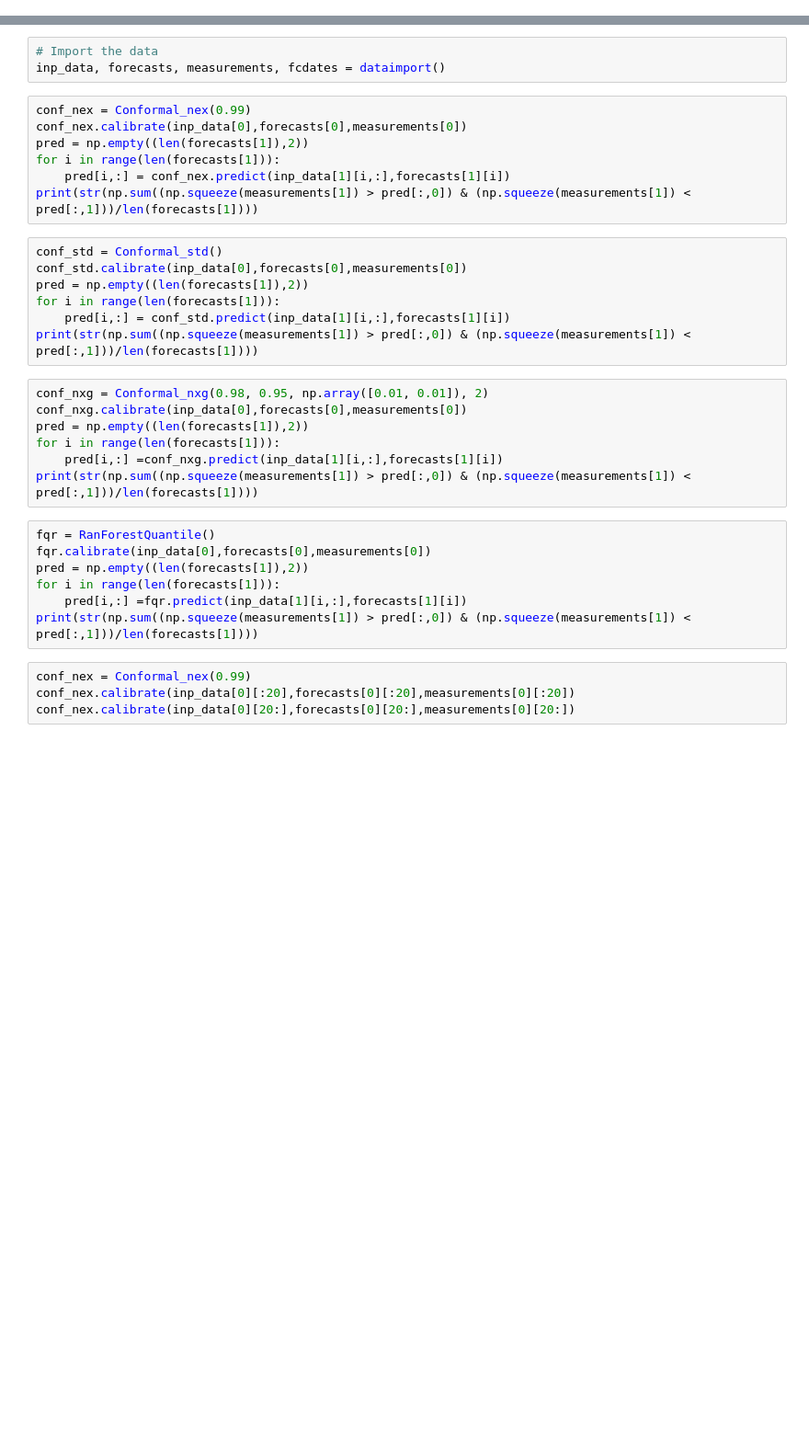
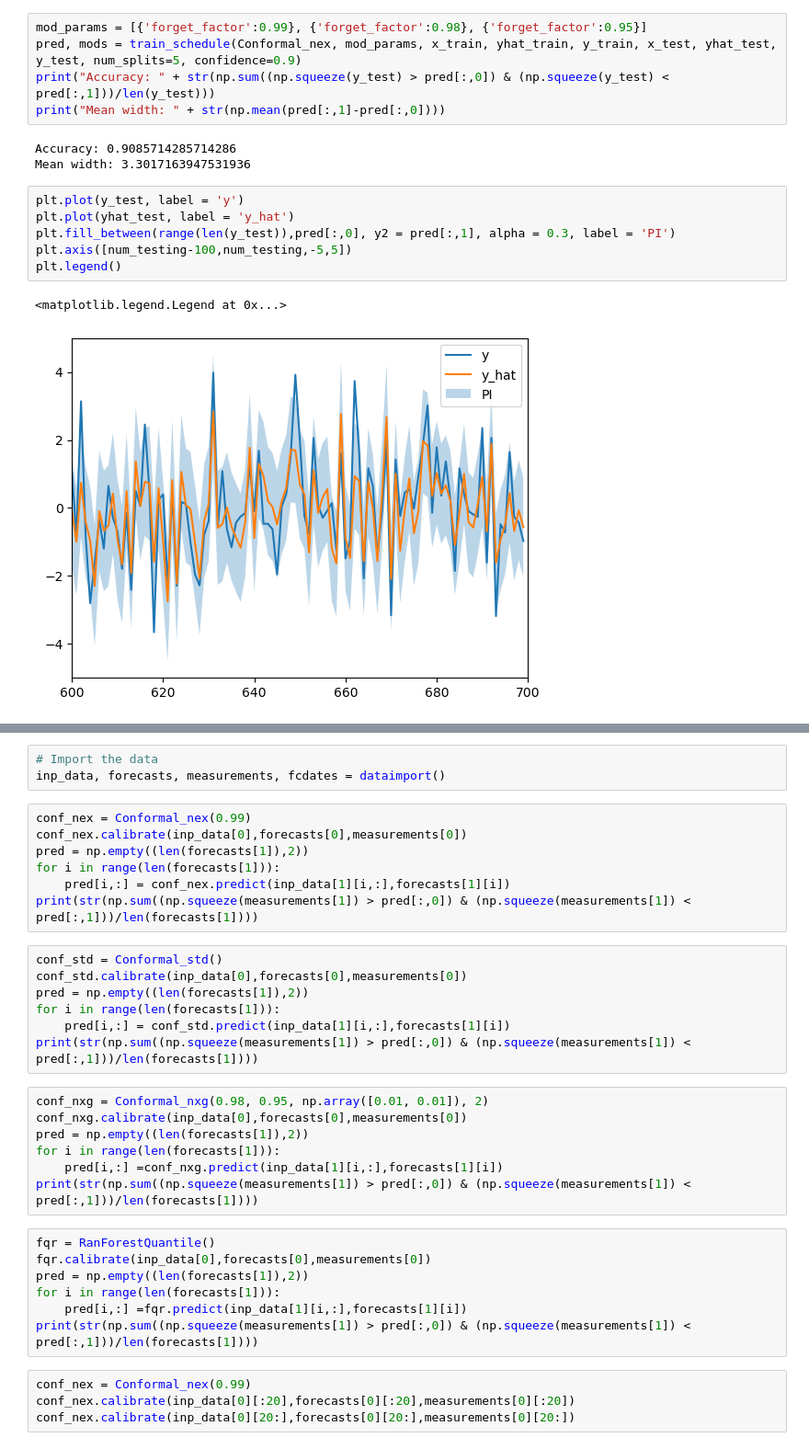
Before and after one commit to salthoff/wind-prediction-conformal, a Jupyter notebook: model_compare.ipynb, the cells around one changed output, grey strips where cells are left out. Shown: that part at 92% size. Saved outputs shown, nothing was run; the diff lists cells and outputs as text; blank space fills up the shorter version.

```diff
--- a/model_compare.ipynb
+++ b/model_compare.ipynb
@@ -10,0 +47,17 @@ import matplotlib.pyplot as plt
+# %%
+mod_params = [{'forget_factor':0.99}, {'forget_factor':0.98}, {'forget_factor':0.95}]
+pred, mods = train_schedule(Conformal_nex, mod_params, x_train, yhat_train, y_train, x_test, yhat_test, y_test, num_splits=5, confidence=0.9)
+print("Accuracy: " + str(np.sum((np.squeeze(y_test) > pred[:,0]) & (np.squeeze(y_test) < pred[:,1]))/len(y_test)))
+print("Mean width: " + str(np.mean(pred[:,1]-pred[:,0])))
+# %% [output]
+Accuracy: 0.9085714285714286
+Mean width: 3.3017163947531936
+# %%
+plt.plot(y_test, label = 'y')
+plt.plot(yhat_test, label = 'y_hat')
+plt.fill_between(range(len(y_test)),pred[:,0], y2 = pred[:,1], alpha = 0.3, label = 'PI')
+plt.axis([num_testing-100,num_testing,-5,5])
+plt.legend()
+# %% [output]
+<matplotlib.legend.Legend at 0x...>
+[figure, added]
```
Also changed, not shown: parts of 13 cells of this notebook, 3 other files.
